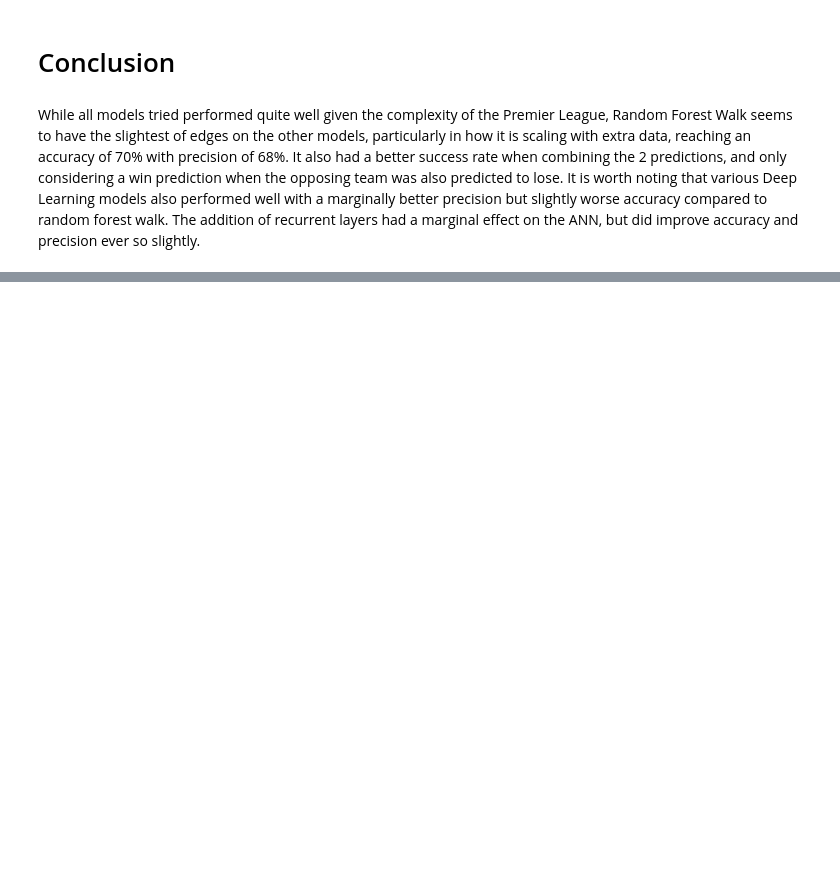
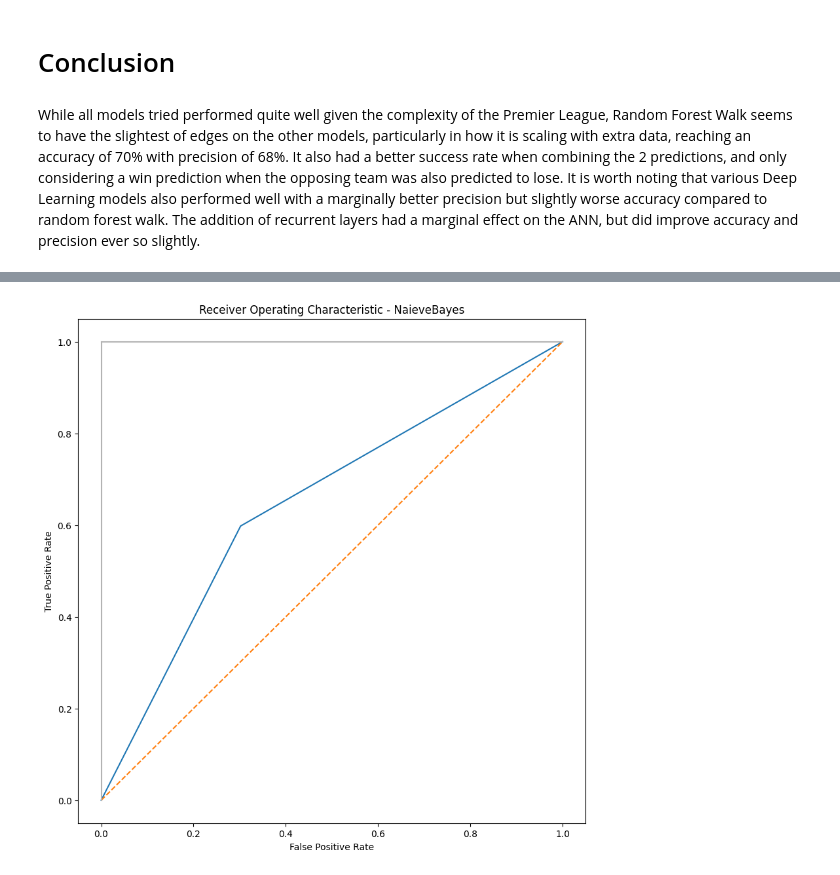
Before and after one commit to lgayer/PremierLeaguePredictor, a Jupyter notebook: PremierLeaguePredictor.ipynb, the cells around one changed output, grey strips where cells are left out. Cells and saved outputs as stored; diff of their text form; code cells hidden in the pictures; blank space fills up the shorter version.

```diff
--- a/PremierLeaguePredictor.ipynb
+++ b/PremierLeaguePredictor.ipynb
@@ -854,0 +886,4 @@ It is worth noting that various Deep Learning models also performed well with a
+# %%
+from sklearn.naive_bayes import GaussianNB
+nb_classifier2 = GaussianNB()
+nb_classifier2.fit(train[new_predictors+x_cols+y_cols], train["target_x"])
@@ -854,0 +908,4 @@ It is worth noting that various Deep Learning models also performed well with a
+# %%
+nb_pred2 = nb_classifier2.predict(xy_test[new_predictors+x_cols+y_cols])
+nb_combined = pd.DataFrame(dict(actual=xy_test["target_x"], prediction = np.squeeze(nb_pred2)))
+nb_combined = nb_combined.merge(matches_rolling[["Date", "Team", "Opponent", "Result"]], left_index=True, right_index=True)
@@ -854,0 +1004,11 @@ It is worth noting that various Deep Learning models also performed well with a
+# %%
+plt.subplots(1, figsize=(10,10))
+plt.title('Receiver Operating Characteristic - NaieveBayes')
+plt.plot(false_positive_rate2, true_positive_rate2)
+plt.plot([0, 1], ls="--")
+plt.plot([0, 0], [1, 0] , c=".7"), plt.plot([1, 1] , c=".7")
+plt.ylabel('True Positive Rate')
+plt.xlabel('False Positive Rate')
+plt.show()
+# %% [output]
+[figure, added]
```
Also changed, not shown: parts of 47 cells of this notebook.
